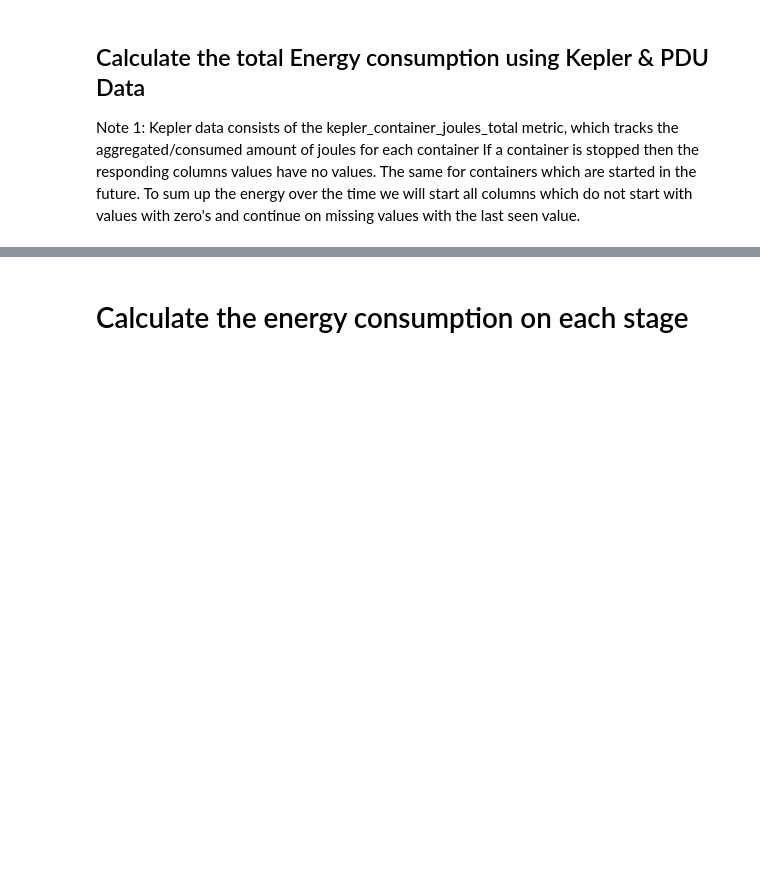
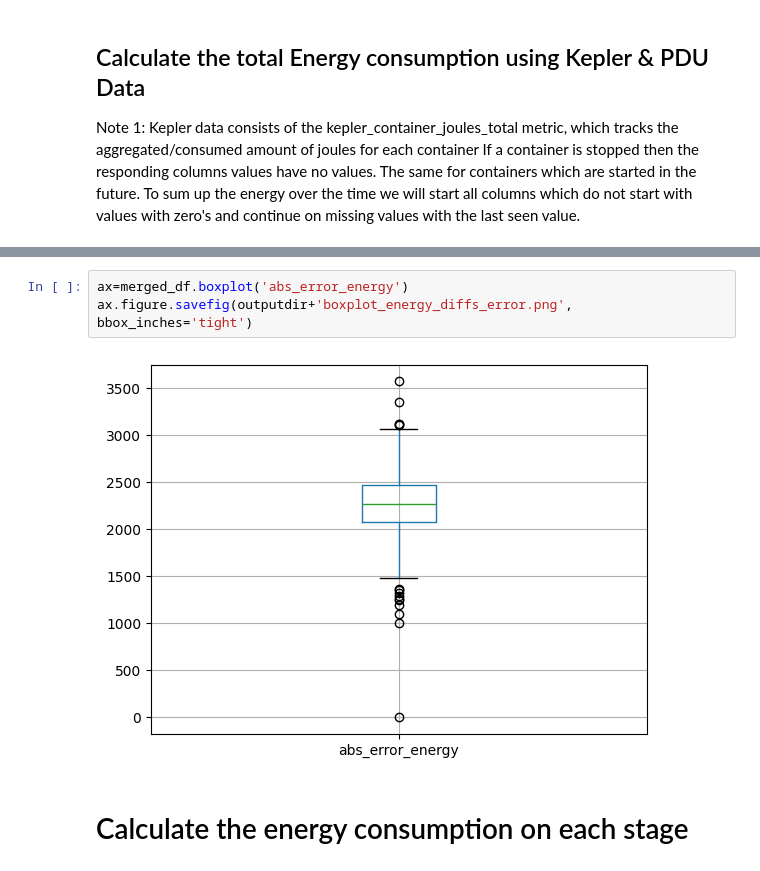
Before and after one commit to Tobias-Pe/distributed-systems-energy-efficiency, a Jupyter notebook: loadtesting/notebooks/energy_efficiency.ipynb, the cells around one changed output, grey strips where cells are left out. Cells and saved outputs as stored; diff of their text form; blank space fills up the shorter version.

```diff
--- a/loadtesting/notebooks/energy_efficiency.ipynb
+++ b/loadtesting/notebooks/energy_efficiency.ipynb
@@ -185,3 +248,8 @@ logging.info(f"Total energy consumed from {start_time} to {end_time} tracked by
+# %%
+ax=merged_df.boxplot('abs_error_energy')
+ax.figure.savefig(outputdir+'boxplot_energy_diffs_error.png', bbox_inches='tight')
+# %% [output]
+[figure, added]
 # %% [markdown]
 # Calculate the energy consumption on each stage
 # %%
```
Also changed, not shown: parts of 18 cells of this notebook, 24 other files.
